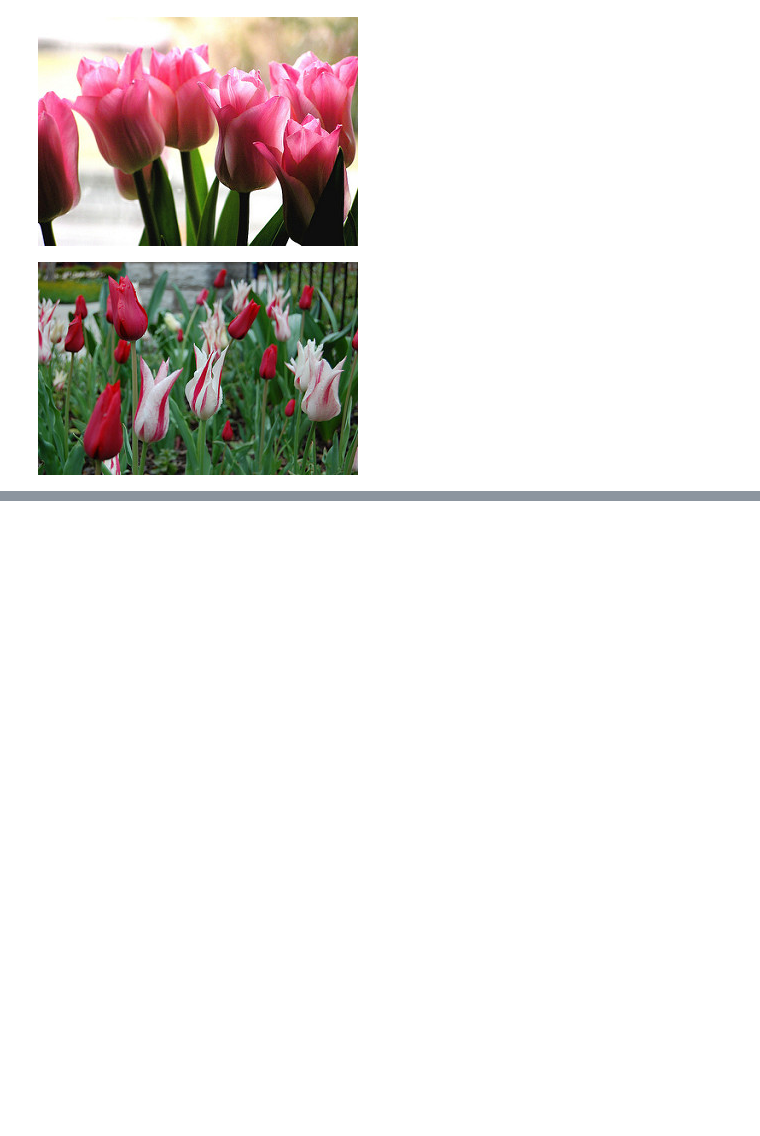
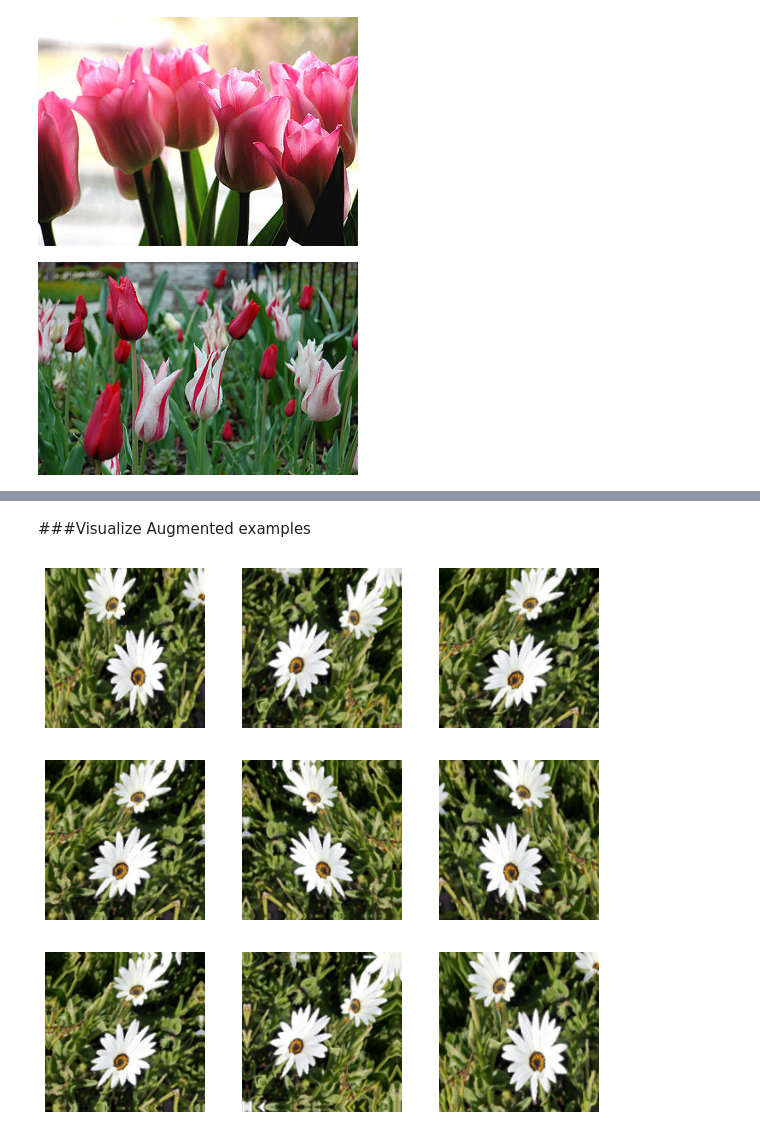
Before and after one commit to ArashDehghanyan/ml-and-vision-practices, a Jupyter notebook: Convolutional_Neural_Networks.ipynb, the cells around one changed output, grey strips where cells are left out. Cells and saved outputs as stored; diff of their text form; code cells hidden in the pictures; blank space fills up the shorter version.

```diff
--- a/Convolutional_Neural_Networks.ipynb
+++ b/Convolutional_Neural_Networks.ipynb
@@ -381,0 +532,22 @@ PIL.Image.open(str(tulips[1]))
+# %%
+data_augmentation = Sequential(
+    [
+     layers.RandomFlip(mode='horizontal',
+                       input_shape=(img_height, img_width, 3)),
+     layers.RandomRotation(0.1),
+     layers.RandomZoom(0.1)
+    ]
+)
+# %% [markdown]
+###Visualize Augmented examples
+# %%
+plt.figure(figsize=(10, 10))
+
+for images, _ in train_dataset.take(1):
+    for i in range(9):
+        augmented_images = data_augmentation(images)
+        plt.subplot(3, 3, i+1)
+        plt.imshow(augmented_images[0].numpy().astype('uint8'))
+        plt.axis('off')
+# %% [output]
+[figure, added]
```
Also changed, not shown: parts of 11 cells of this notebook.
